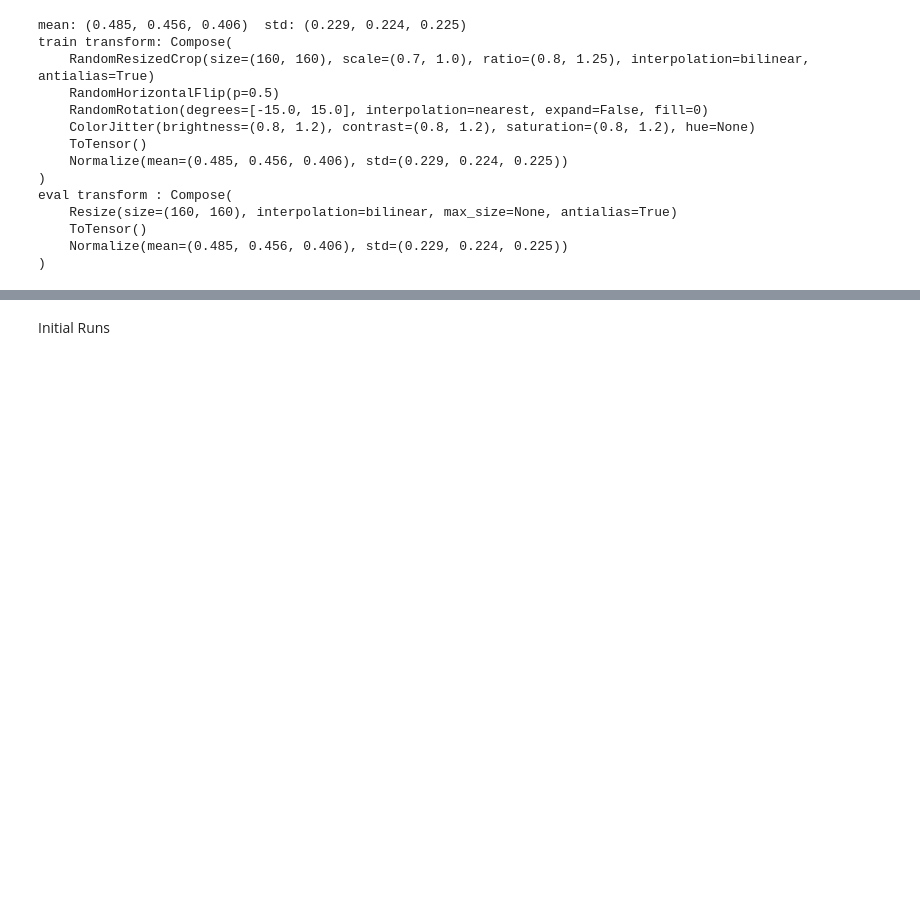
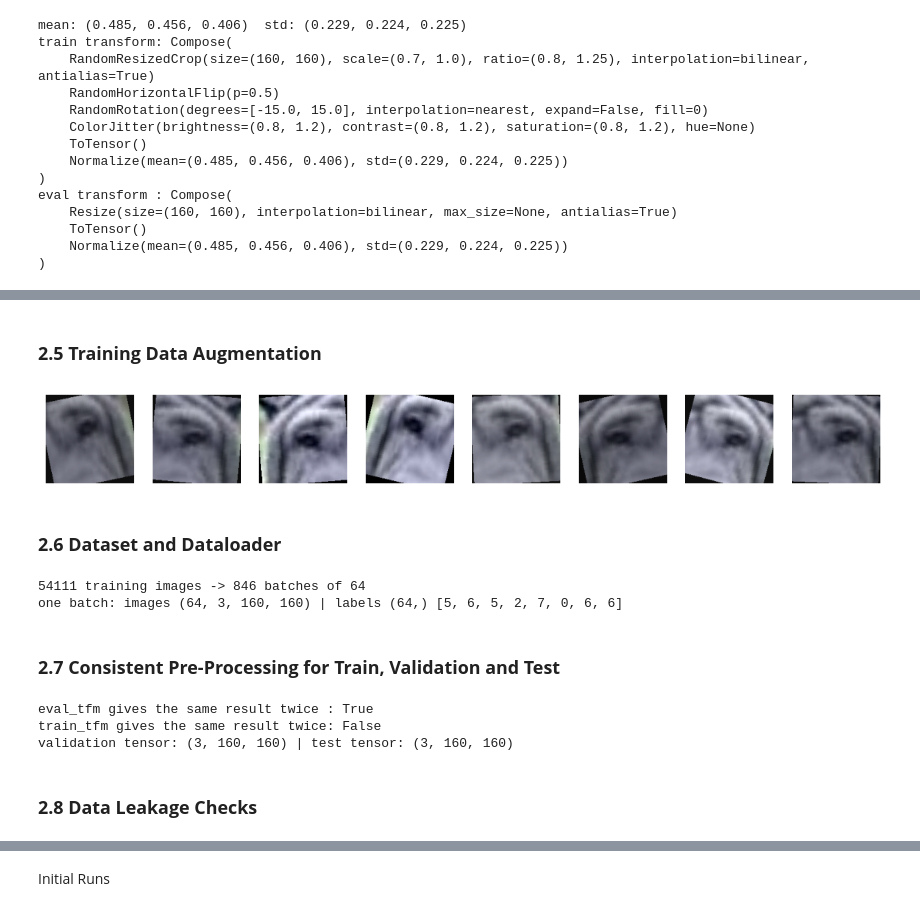
Before and after one commit to JamesWaltersAut/ENGE707-Kaggle-Competition, a Jupyter notebook: Assignment_2.ipynb, the cells around one changed output, grey strips where cells are left out. Cells and saved outputs as stored; diff of their text form; code cells hidden in the pictures; blank space fills up the shorter version.

```diff
--- a/Assignment_2.ipynb
+++ b/Assignment_2.ipynb
@@ -724,0 +792,37 @@ eval transform : Compose(
+# %% [markdown]
+### **2.5 Training Data Augmentation**
+# %%
+# 8 random versions of the same image, using the training transform's augmentation steps
+aug = T.Compose(train_tfm.transforms[:-2])          # drop ToTensor + Normalize so the result can be displayed
+fig, axes = plt.subplots(1, 8, figsize=(14, 2))
+for ax in axes:
+    ax.imshow(aug(img)); ax.axis('off')
+plt.savefig(FIG_DIR / 'augmentation_examples.png', dpi=150); plt.show()
+# %% [output]
+[figure, added]
+# %% [markdown]
+### **2.6 Dataset and Dataloader**
+# %%
+# ImageDataset loads each image from disk only when needed; DataLoader serves shuffled batches of 64
+train_ds = ImageDataset(IMG_DIR['train'], tr['image_id'], tr['y'].values, train_tfm)
+train_dl = DataLoader(train_ds, batch_size=64, shuffle=True)
+x, y = next(iter(train_dl))
+print(f'{len(train_ds)} training images -> {len(train_dl)} batches of 64')
+print('one batch: images', tuple(x.shape), '| labels', tuple(y.shape), y[:8].tolist())
+# %% [output]
+54111 training images -> 846 batches of 64
+one batch: images (64, 3, 160, 160) | labels (64,) [5, 6, 5, 2, 7, 0, 6, 6]
+# %% [markdown]
+### **2.7 Consistent Pre-Processing for Train, Validation and Test**
+# %%
+# Validation and test both use eval_tfm (fixed steps); only training images get random augmentation
+test_img = Image.open(IMG_DIR['test'] / f"{test.image_id.iloc[0]}.jpg").convert('RGB')
+print('eval_tfm gives the same result twice :', torch.equal(eval_tfm(img), eval_tfm(img)))
+print('train_tfm gives the same result twice:', torch.equal(train_tfm(img), train_tfm(img)))
+print('validation tensor:', tuple(eval_tfm(img).shape), '| test tensor:', tuple(eval_tfm(test_img).shape))
+# %% [output]
+eval_tfm gives the same result twice : True
+train_tfm gives the same result twice: False
+validation tensor: (3, 160, 160) | test tensor: (3, 160, 160)
+# %% [markdown]
+### **2.8 Data Leakage Checks**
```
Also changed, not shown: parts of 9 cells of this notebook, 1 other file.
